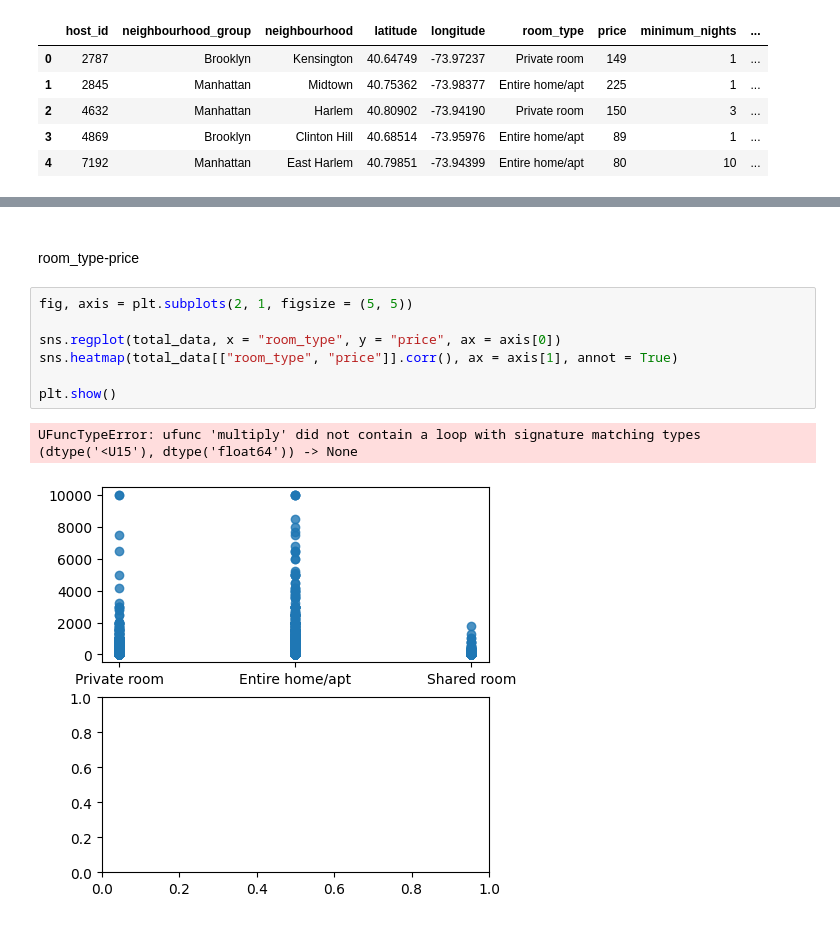
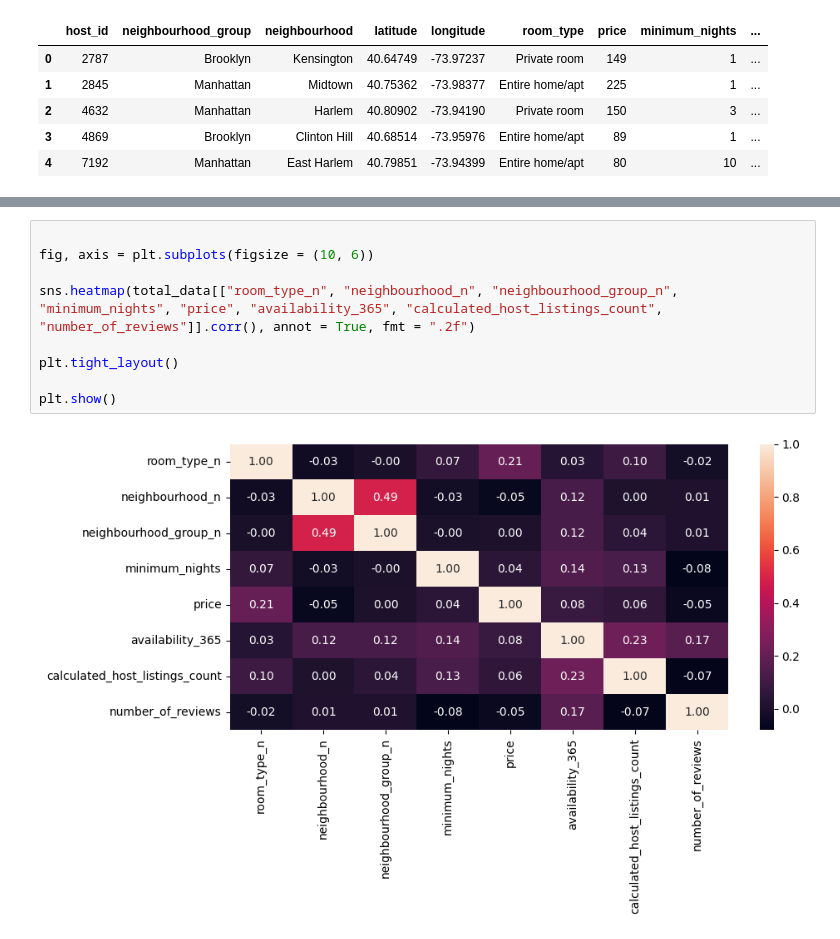
Before and after one commit to OlgaKurganova/EDA, a Jupyter notebook: src/explore.ipynb, the cells around one changed output, grey strips where cells are left out. Cells and saved outputs as stored; diff of their text form.

```diff
--- a/src/explore.ipynb
+++ b/src/explore.ipynb
@@ -236,13 +236,11 @@ plt.show()
-# %% [markdown]
-###
-room_type-price
-# %%
-fig, axis = plt.subplots(2, 1, figsize = (5, 5))
-
-sns.regplot(total_data, x = "room_type", y = "price", ax = axis[0])
-sns.heatmap(total_data[["room_type", "price"]].corr(), ax = axis[1], annot = True)
-
-plt.show()
-# %% [output]
-UFuncTypeError: ufunc 'multiply' did not contain a loop with signature matching types (dtype('<U15'), dtype('float64')) -> None
-[figure, removed]
+# %%
+
+fig, axis = plt.subplots(figsize = (10, 6))
+
+sns.heatmap(total_data[["room_type_n", "neighbourhood_n", "neighbourhood_group_n", "minimum_nights", "price", "availability_365", "calculated_host_listings_count", "number_of_reviews"]].corr(), annot = True, fmt = ".2f")
+
+plt.tight_layout()
+
+plt.show()
+# %% [output]
+[figure, added]
```
Also changed, not shown: parts of 15 cells of this notebook.
